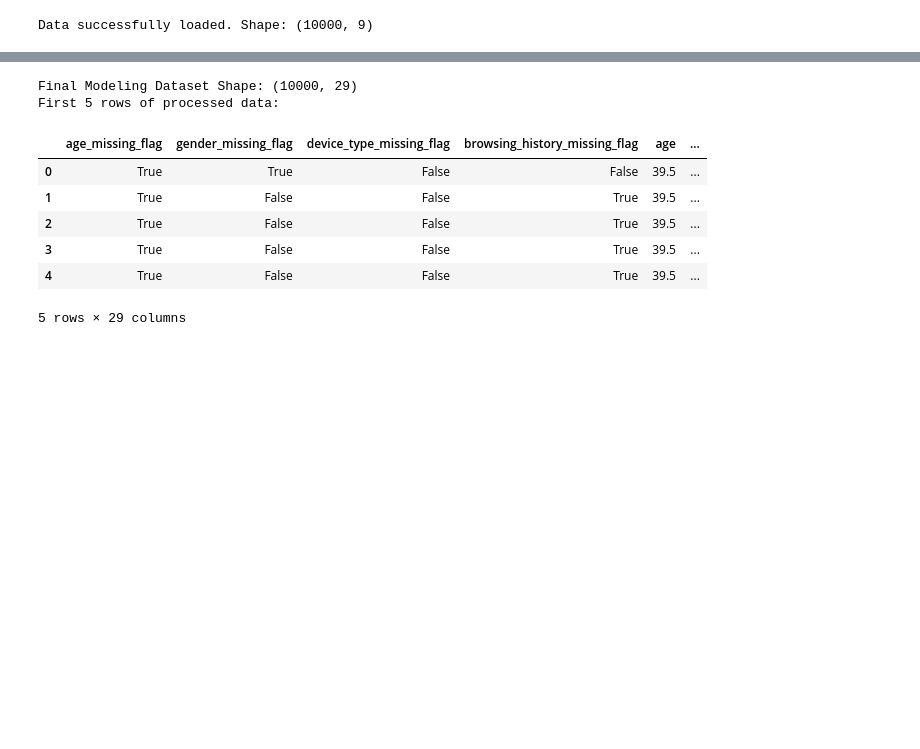
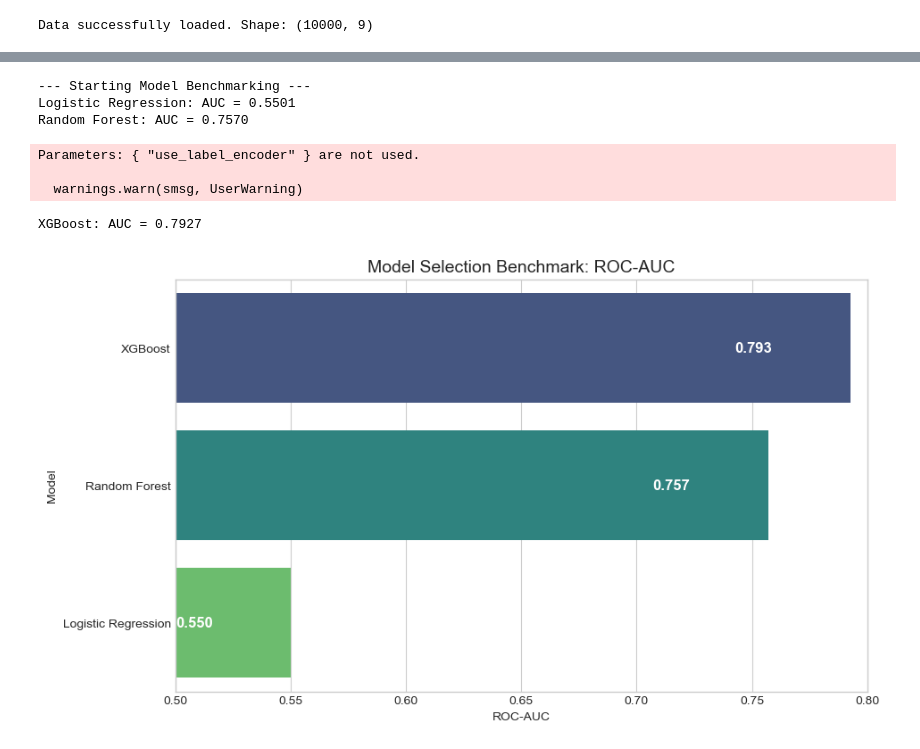
Before and after one commit to chienhao-wang/ad-click-prediction, a Jupyter notebook: Ad Click Prediction.ipynb, the cells around one changed output, grey strips where cells are left out. Cells and saved outputs as stored; diff of their text form; code cells hidden in the pictures; blank space fills up the shorter version.

```diff
--- a/Ad Click Prediction.ipynb
+++ b/Ad Click Prediction.ipynb
@@ -173,32 +191,59 @@ else:
 # Drop 'id' and 'full_name' as they have no predictive power.
 # Drop original 'age' (use 'age_clean' instead).
 
-features_to_encode = ['gender', 'device_type', 'ad_position', 'browsing_history', 'time_of_day']
+# A. Handle Numerical Missingness (Age) -> Median Imputation
+df['age'] = df['age'].fillna(df['age'].median())
 
-# Create the final dataset for modeling (X)
-df_model = pd.get_dummies(
-    df.drop(['id', 'full_name', 'age'], axis=1),
-    columns=features_to_encode,
-    drop_first=False  # We keep all columns to see "Unknown" explicitly
-)
+# B. Handle Categorical Missingness -> Label as "Unknown"
+categorical_cols = ['gender', 'device_type', 'ad_position', 'browsing_history', 'time_of_day']
+for col in categorical_cols:
+    df[col] = df[col].fillna('Unknown')
 
-# Rename 'age_clean' to 'age' for clarity in the final dataset
-df_model.rename(columns={'age_clean': 'age'}, inplace=True)
+# C. Feature Selection & Encoding
+# Drop identifiers that have no predictive power
+X = df.drop(['id', 'full_name', 'click'], axis=1)
+y = df['click']
 
-# Move 'click' (Target) to the last column for tidiness
-target = df_model.pop('click')
-df_model['click'] = target
-
-print(f"\nFinal Modeling Dataset Shape: {df_model.shape}")
-print("First 5 rows of processed data:")
-display(df_model.head())
+# One-Hot Encoding for categorical variables
+# drop_first=False allows us to explicitly see the impact of "Unknown" categories
+X_encoded = pd.get_dummies(X, columns=categorical_cols, drop_first=False)
-# %% [output]
-Final Modeling Dataset Shape: (10000, 29)
-First 5 rows of processed data:
-|  | age_missing_flag | gender_missing_flag | device_type_missing_flag | browsing_history_missing_flag | age | ... |
-| 0 | True | True | False | False | 39.5 | ... |
-| 1 | True | False | False | True | 39.5 | ... |
-| 2 | True | False | False | True | 39.5 | ... |
-| 3 | True | False | False | True | 39.5 | ... |
-| 4 | True | False | False | True | 39.5 | ... |
-5 rows × 29 columns
+# %%
+models = {
+    "Logistic Regression": LogisticRegression(max_iter=1000, random_state=42),
+    "Random Forest": RandomForestClassifier(n_estimators=100, random_state=42),
+    "XGBoost": XGBClassifier(use_label_encoder=False, eval_metric='logloss', random_state=42)
+}
+
+results = []
+print("--- Starting Model Benchmarking ---")
+
+for name, model in models.items():
+    # Train
+    model.fit(X_train, y_train)
+    # Predict Probability (needed for AUC)
+    y_prob = model.predict_proba(X_test)[:, 1]
+    # Score
+    auc_score = roc_auc_score(y_test, y_prob)
+
+    results.append({"Model": name, "ROC-AUC": auc_score})
+    print(f"{name}: AUC = {auc_score:.4f}")
+
+# Visualisation
+benchmark_df = pd.DataFrame(results).sort_values(by="ROC-AUC", ascending=False)
+
+plt.figure(figsize=(10, 6))
+ax = sns.barplot(x="ROC-AUC", y="Model", data=benchmark_df, palette="viridis")
+for i, v in enumerate(benchmark_df["ROC-AUC"]):
+    ax.text(v - 0.05, i, f"{v:.3f}", color='white', va='center', fontweight='bold', fontsize=12)
+plt.title('Model Selection Benchmark: ROC-AUC', fontsize=14)
+plt.xlim(0.5, 0.8)
+plt.show()
+# %% [output]
+--- Starting Model Benchmarking ---
+Logistic Regression: AUC = 0.5501
+Random Forest: AUC = 0.7570
+Parameters: { "use_label_encoder" } are not used.
+
+  warnings.warn(smsg, UserWarning)
+XGBoost: AUC = 0.7927
+[figure, added]
```
Also changed, not shown: parts of 15 cells of this notebook.
